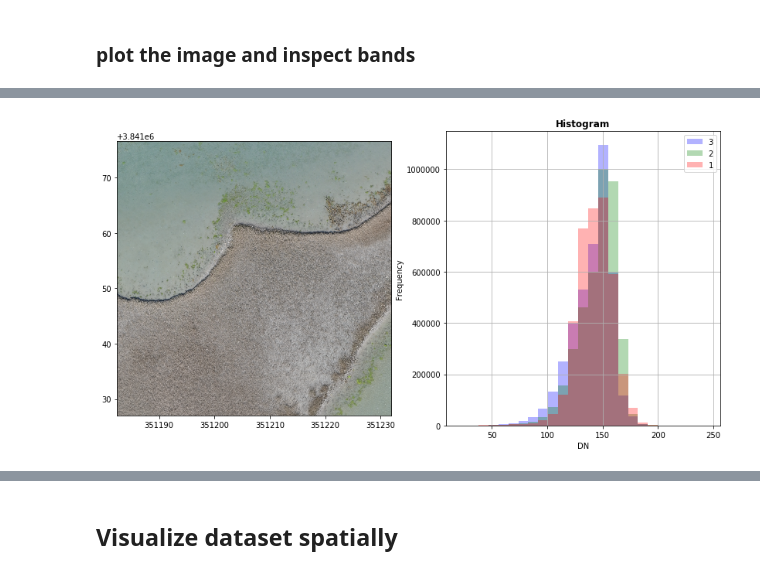
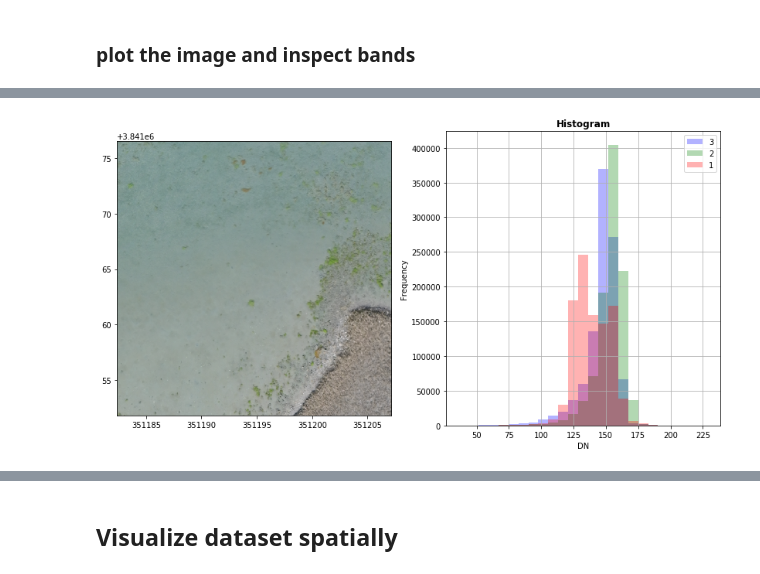
Before and after one commit to patrickcgray/oyster_net, a Jupyter notebook: data_mgmt/img_processing.ipynb, the cells around one changed output, grey strips where cells are left out. Saved outputs shown, nothing was run; the diff lists cells and outputs as text; code cells hidden in the pictures.

```diff
--- a/data_mgmt/img_processing.ipynb
+++ b/data_mgmt/img_processing.ipynb
@@ -97,14 +115,8 @@ All raster metadata:
 # %%
-from rasterio.plot import show
-from rasterio.plot import show_hist
-from rasterio.windows import Window
-
-import matplotlib.pyplot as plt
-
 fig, (axrgb, axhist) = plt.subplots(1, 2, figsize=(14,7))
-windowed_raster = dataset.read((1,2,3), window=Window(79000, 29000, 2000, 2000))
+windowed_raster = dataset.read((1,2,3), window=Window(79000, 29000, 1000, 1000))
 show(windowed_raster, transform=dataset.transform, ax=axrgb)
 show_hist(windowed_raster, bins=25, histtype='stepfilled', lw=0.0, stacked=False, alpha=0.3, ax=axhist)
 plt.show()
 # %% [output]
-[figure, old version]
+[figure, new version]
```
Also changed, not shown: parts of 31 cells of this notebook, 11 other files.
